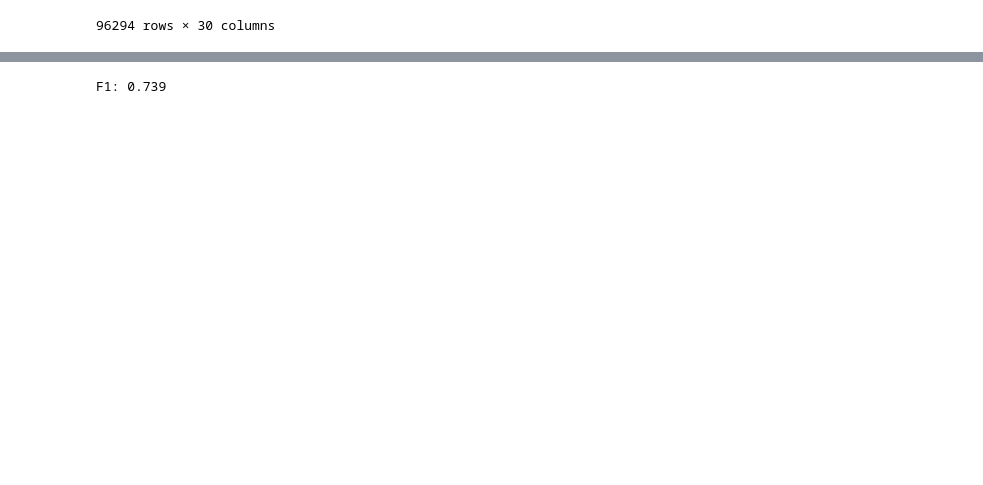
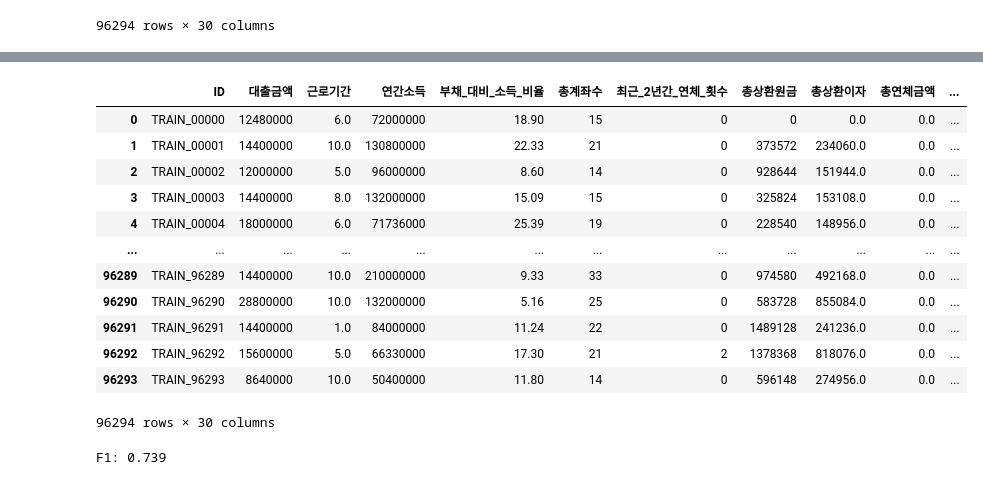
Before and after one commit to syl0702/dacon_loan, a Jupyter notebook: analysis.ipynb, the cells around one changed output, grey strips where cells are left out. Drawn from its saved outputs; the diff is of its cells as text; code cells hidden in the pictures; blank space fills up the shorter version.

```diff
--- a/analysis.ipynb
+++ b/analysis.ipynb
@@ -468,6 +475,24 @@ df_encoded
 | 96292 | TRAIN_96292 | 15600000 | 5 | 66330000 | 17.30 | 21 | 2 | 1378368 | 818076.0 | 0.0 | ... |
 | 96293 | TRAIN_96293 | 8640000 | 10 | 50400000 | 11.80 | 14 | 0 | 596148 | 274956.0 | 0.0 | ... |
 96294 rows × 30 columns
+# %%
+# '근로기간' 컬럼을 float로 변환
+df_encoded['근로기간'] = df_encoded['근로기간'].astype(float)
+df_encoded
+# %% [output]
+|  | ID | 대출금액 | 근로기간 | 연간소득 | 부채_대비_소득_비율 | 총계좌수 | 최근_2년간_연체_횟수 | 총상환원금 | 총상환이자 | 총연체금액 | ... |
+| 0 | TRAIN_00000 | 12480000 | 6.0 | 72000000 | 18.90 | 15 | 0 | 0 | 0.0 | 0.0 | ... |
+| 1 | TRAIN_00001 | 14400000 | 10.0 | 130800000 | 22.33 | 21 | 0 | 373572 | 234060.0 | 0.0 | ... |
+| 2 | TRAIN_00002 | 12000000 | 5.0 | 96000000 | 8.60 | 14 | 0 | 928644 | 151944.0 | 0.0 | ... |
+| 3 | TRAIN_00003 | 14400000 | 8.0 | 132000000 | 15.09 | 15 | 0 | 325824 | 153108.0 | 0.0 | ... |
+| 4 | TRAIN_00004 | 18000000 | 6.0 | 71736000 | 25.39 | 19 | 0 | 228540 | 148956.0 | 0.0 | ... |
+| ... | ... | ... | ... | ... | ... | ... | ... | ... | ... | ... | ... |
+| 96289 | TRAIN_96289 | 14400000 | 10.0 | 210000000 | 9.33 | 33 | 0 | 974580 | 492168.0 | 0.0 | ... |
+| 96290 | TRAIN_96290 | 28800000 | 10.0 | 132000000 | 5.16 | 25 | 0 | 583728 | 855084.0 | 0.0 | ... |
+| 96291 | TRAIN_96291 | 14400000 | 1.0 | 84000000 | 11.24 | 22 | 0 | 1489128 | 241236.0 | 0.0 | ... |
+| 96292 | TRAIN_96292 | 15600000 | 5.0 | 66330000 | 17.30 | 21 | 2 | 1378368 | 818076.0 | 0.0 | ... |
+| 96293 | TRAIN_96293 | 8640000 | 10.0 | 50400000 | 11.80 | 14 | 0 | 596148 | 274956.0 | 0.0 | ... |
+96294 rows × 30 columns
 # %%
 # 왜 에러가...?
 # 대출등급을 숫자로 매핑하는 사전(dictionary) 생성
```
Also changed, not shown: parts of 9 cells of this notebook, 1 other file.
